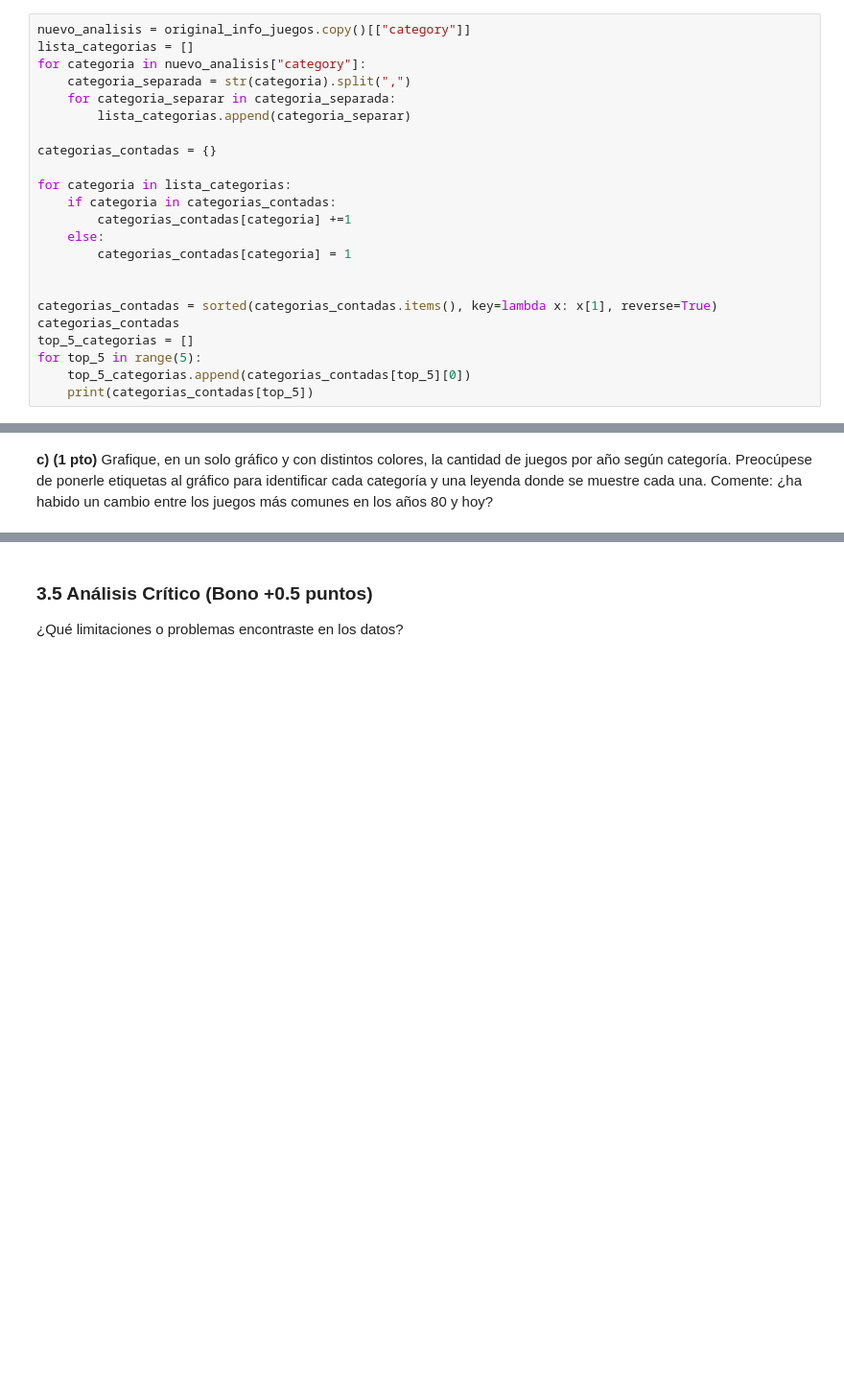
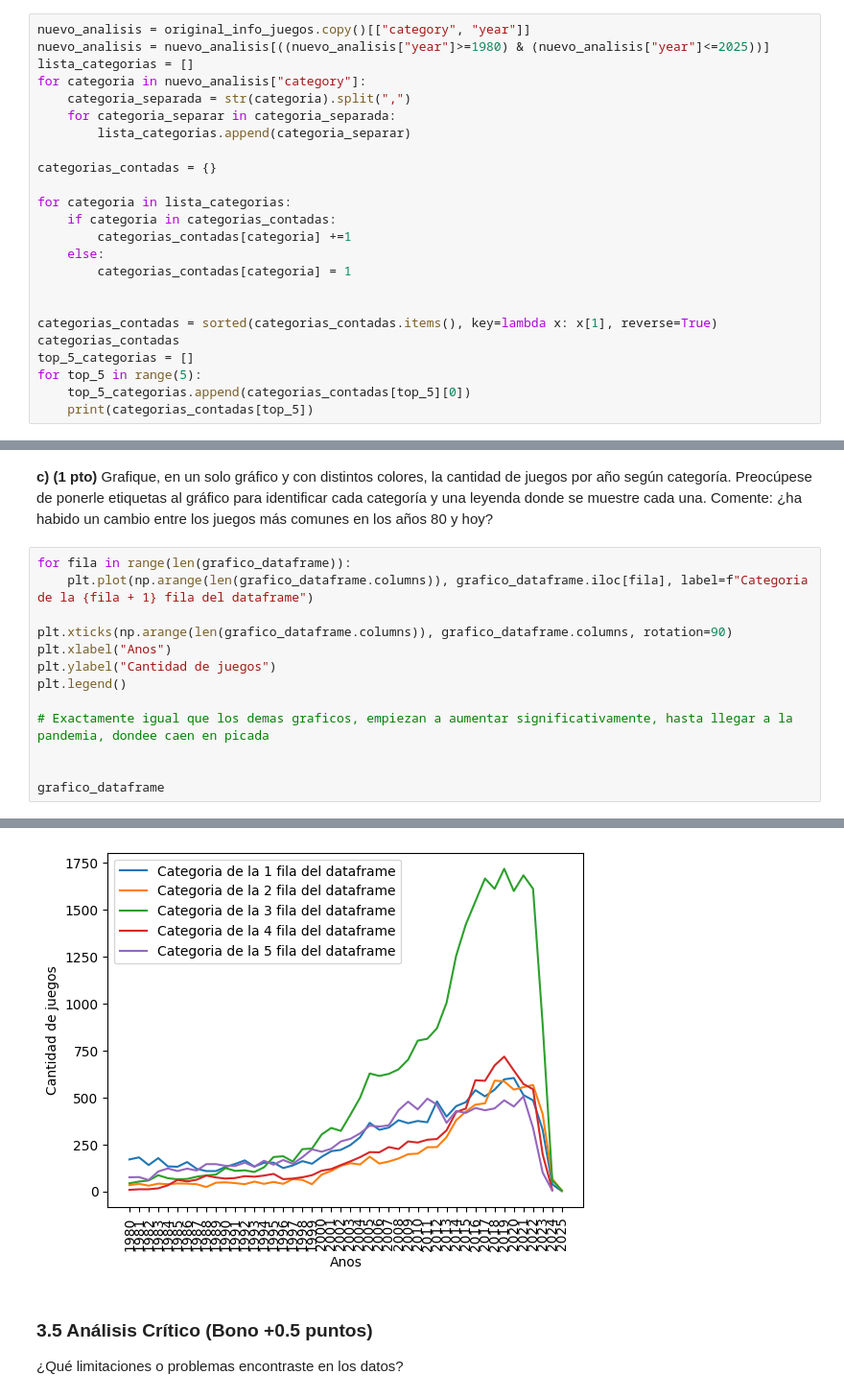
Before and after one commit to Cristobal-Lyon-Diaz/IMT2200-Cristobal-Lyon, a Jupyter notebook: Tarea 01/IMT2200-25s2 - Tarea 01.ipynb, the cells around one changed output, grey strips where cells are left out. Shown at 96% size. Drawn from its saved outputs; the diff is of its cells as text; blank space fills up the shorter version.

```diff
--- a/Tarea 01/IMT2200-25s2 - Tarea 01.ipynb
+++ b/Tarea 01/IMT2200-25s2 - Tarea 01.ipynb
@@ -285,7 +285,8 @@ Existe una gran diversidad de categorías de juegos de mesa. Ahora nos concentra
 
 **a) (0.7 pts)** ¿Cuáles son las 5 categorías más comunes en los juegos del dataset? Muestre la cantidad de juegos que hay de cada una. Puede graficar estos valores, o bien, entregar un DataFrame con sus valores.
 # %%
-nuevo_analisis = original_info_juegos.copy()[["category"]]
+nuevo_analisis = original_info_juegos.copy()[["category", "year"]]
+nuevo_analisis = nuevo_analisis[((nuevo_analisis["year"]>=1980) & (nuevo_analisis["year"]<=2025))]
 lista_categorias = []
 for categoria in nuevo_analisis["category"]:
     categoria_separada = str(categoria).split(",")
@@ -319,2 +406,16 @@ for top_5 in range(5):
 # %% [markdown]
 **c) (1 pto)** Grafique, en un solo gráfico y con distintos colores, la cantidad de juegos por año según categoría. Preocúpese de ponerle etiquetas al gráfico para identificar cada categoría y una leyenda donde se muestre cada una. Comente: ¿ha habido un cambio entre los juegos más comunes en los años 80 y hoy?
+# %%
+for fila in range(len(grafico_dataframe)):
+    plt.plot(np.arange(len(grafico_dataframe.columns)), grafico_dataframe.iloc[fila], label=f"Categoria de la {fila + 1} fila del dataframe")
+
+plt.xticks(np.arange(len(grafico_dataframe.columns)), grafico_dataframe.columns, rotation=90)
+plt.xlabel("Anos")
+plt.ylabel("Cantidad de juegos")
+plt.legend()
+
+# Exactamente igual que los demas graficos, empiezan a aumentar significativamente, hasta llegar a la pandemia, dondee caen en picada
+
+
+grafico_dataframe
+# %% [output]
@@ -321,3 +429,4 @@ for top_5 in range(5):
+[figure, added]
 # %% [markdown]
 ### 3.5 Análisis Crítico (Bono +0.5 puntos)
 
```
Also changed, not shown: parts of 4 cells of this notebook.
